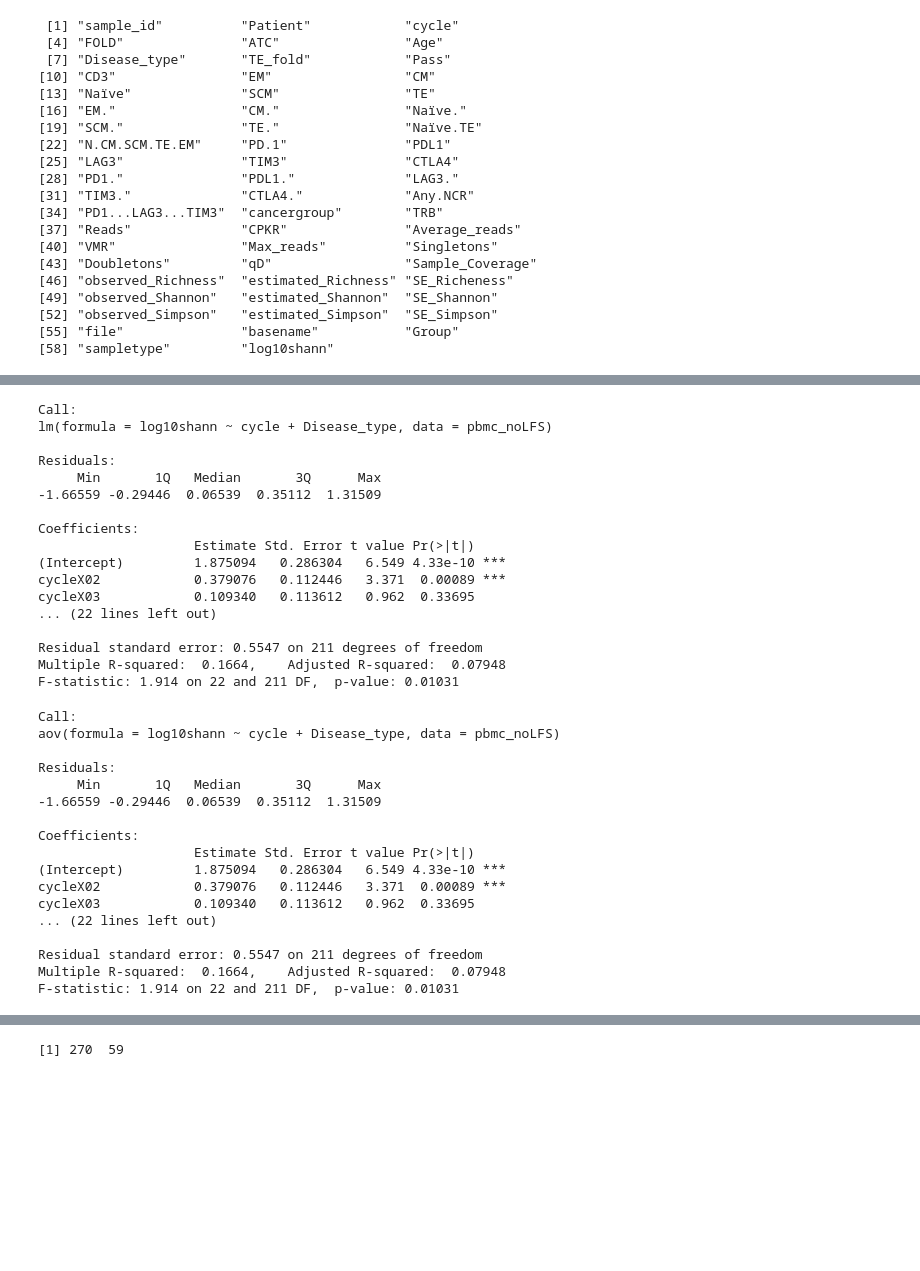
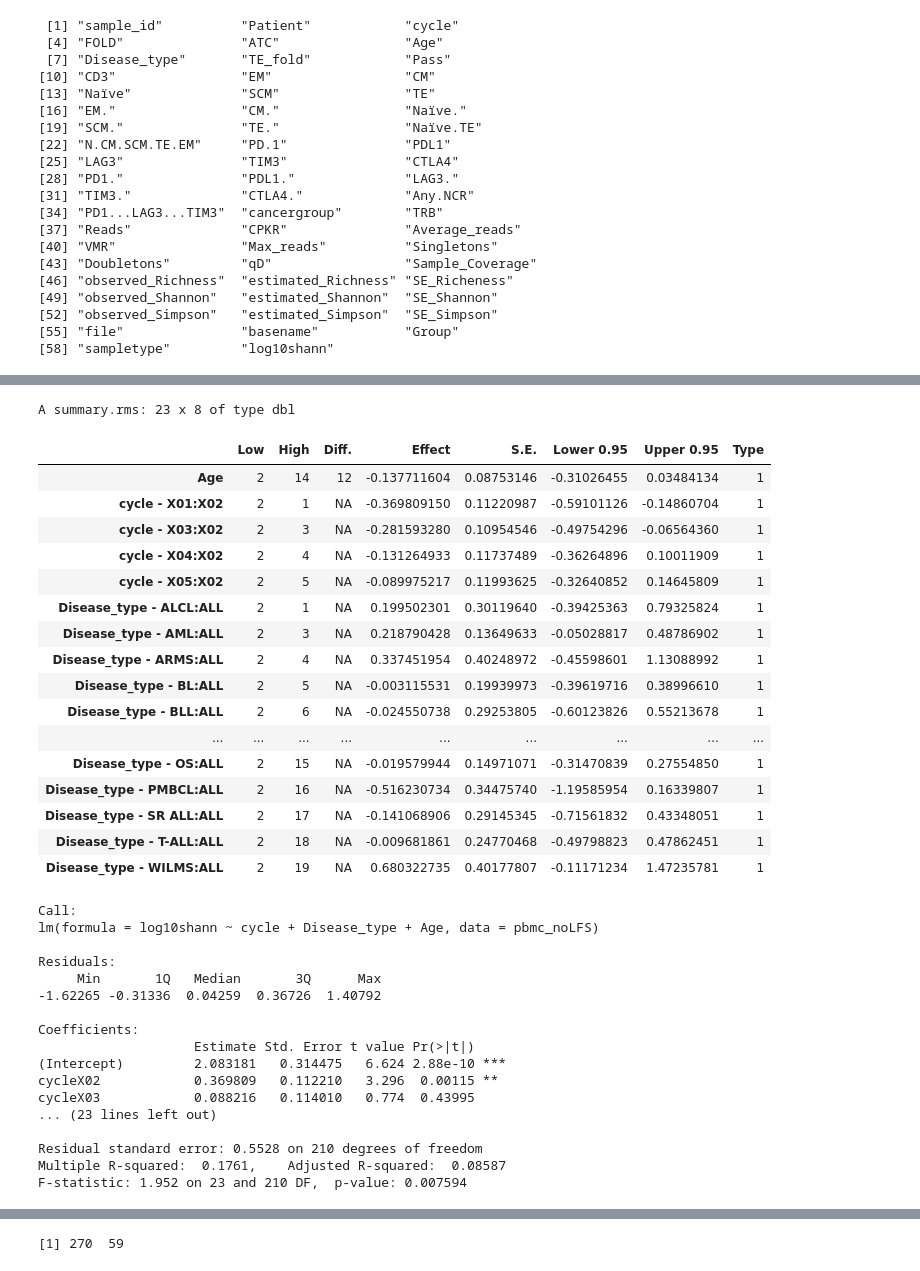
Before and after one commit to pughlab/ped_CapTCRseq, a Jupyter notebook: notebooks/14_cdr3_diversity.ipynb, the cells around one changed output, grey strips where cells are left out. Drawn from its saved outputs; the diff is of its cells as text; code cells hidden in the pictures; blank space fills up the shorter version.

```diff
--- a/notebooks/14_cdr3_diversity.ipynb
+++ b/notebooks/14_cdr3_diversity.ipynb
@@ -119,0 +99,2 @@ colnames(pbmc_noLFS)
+# %%
+f <- ols(log10shann ~ cycle + Disease_type + Age, data = pbmc_noLFS)
@@ -120,43 +111,41 @@ colnames(pbmc_noLFS)
+# %%
+summary(f)
+# %% [output]
+A summary.rms: 23 x 8 of type dbl
+|  | Low | High | Diff. | Effect | S.E. | Lower 0.95 | Upper 0.95 | Type |
+| Age | 2 | 14 | 12 | -0.137711604 | 0.08753146 | -0.31026455 | 0.03484134 | 1 |
+| cycle - X01:X02 | 2 | 1 | NA | -0.369809150 | 0.11220987 | -0.59101126 | -0.14860704 | 1 |
+| cycle - X03:X02 | 2 | 3 | NA | -0.281593280 | 0.10954546 | -0.49754296 | -0.06564360 | 1 |
+| cycle - X04:X02 | 2 | 4 | NA | -0.131264933 | 0.11737489 | -0.36264896 | 0.10011909 | 1 |
+| cycle - X05:X02 | 2 | 5 | NA | -0.089975217 | 0.11993625 | -0.32640852 | 0.14645809 | 1 |
+| Disease_type - ALCL:ALL | 2 | 1 | NA | 0.199502301 | 0.30119640 | -0.39425363 | 0.79325824 | 1 |
+| Disease_type - AML:ALL | 2 | 3 | NA | 0.218790428 | 0.13649633 | -0.05028817 | 0.48786902 | 1 |
+| Disease_type - ARMS:ALL | 2 | 4 | NA | 0.337451954 | 0.40248972 | -0.45598601 | 1.13088992 | 1 |
+| Disease_type - BL:ALL | 2 | 5 | NA | -0.003115531 | 0.19939973 | -0.39619716 | 0.38996610 | 1 |
+| Disease_type - BLL:ALL | 2 | 6 | NA | -0.024550738 | 0.29253805 | -0.60123826 | 0.55213678 | 1 |
+| ... | ... | ... | ... | ... | ... | ... | ... | ... |
+| Disease_type - OS:ALL | 2 | 15 | NA | -0.019579944 | 0.14971071 | -0.31470839 | 0.27554850 | 1 |
+| Disease_type - PMBCL:ALL | 2 | 16 | NA | -0.516230734 | 0.34475740 | -1.19585954 | 0.16339807 | 1 |
+| Disease_type - SR ALL:ALL | 2 | 17 | NA | -0.141068906 | 0.29145345 | -0.71561832 | 0.43348051 | 1 |
+| Disease_type - T-ALL:ALL | 2 | 18 | NA | -0.009681861 | 0.24770468 | -0.49798823 | 0.47862451 | 1 |
+| Disease_type - WILMS:ALL | 2 | 19 | NA | 0.680322735 | 0.40177807 | -0.11171234 | 1.47235781 | 1 |
 # %%
-myfit <- lm(log10shann ~ cycle + Disease_type + Age, pbmc_noLFS)
-summary(myfit)
+(summary(lm(log10shann ~ cycle + Disease_type + Age, data = pbmc_noLFS)))
 # %% [output]
 Call:
-lm(formula = log10shann ~ cycle + Disease_type, data = pbmc_noLFS)
+lm(formula = log10shann ~ cycle + Disease_type + Age, data = pbmc_noLFS)
 
 Residuals:
      Min       1Q   Median       3Q      Max
--1.66559 -0.29446  0.06539  0.35112  1.31509
+-1.62265 -0.31336  0.04259  0.36726  1.40792
 
 Coefficients:
                     Estimate Std. Error t value Pr(>|t|)
-(Intercept)         1.875094   0.286304   6.549 4.33e-10 ***
-cycleX02            0.379076   0.112446   3.371  0.00089 ***
-cycleX03            0.109340   0.113612   0.962  0.33695
-... (22 lines left out)
+(Intercept)         2.083181   0.314475   6.624 2.88e-10 ***
+cycleX02            0.369809   0.112210   3.296  0.00115 **
+cycleX03            0.088216   0.114010   0.774  0.43995
+... (23 lines left out)
 
-Residual standard error: 0.5547 on 211 degrees of freedom
-Multiple R-squared:  0.1664,    Adjusted R-squared:  0.07948
-F-statistic: 1.914 on 22 and 211 DF,  p-value: 0.01031
+Residual standard error: 0.5528 on 210 degrees of freedom
+Multiple R-squared:  0.1761,    Adjusted R-squared:  0.08587
+F-statistic: 1.952 on 23 and 210 DF,  p-value: 0.007594
-# %%
-myfit <- aov(log10shann ~ cycle + Disease_type , pbmc_noLFS)
-
-summary.lm(myfit)
-# %% [output]
-Call:
-aov(formula = log10shann ~ cycle + Disease_type, data = pbmc_noLFS)
-
-Residuals:
-     Min       1Q   Median       3Q      Max
--1.66559 -0.29446  0.06539  0.35112  1.31509
-
-Coefficients:
-                    Estimate Std. Error t value Pr(>|t|)
-(Intercept)         1.875094   0.286304   6.549 4.33e-10 ***
-cycleX02            0.379076   0.112446   3.371  0.00089 ***
-cycleX03            0.109340   0.113612   0.962  0.33695
-... (22 lines left out)
-
-Residual standard error: 0.5547 on 211 degrees of freedom
-Multiple R-squared:  0.1664,    Adjusted R-squared:  0.07948
-F-statistic: 1.914 on 22 and 211 DF,  p-value: 0.01031
```
Also changed, not shown: parts of 12 cells of this notebook, 1 other file.
